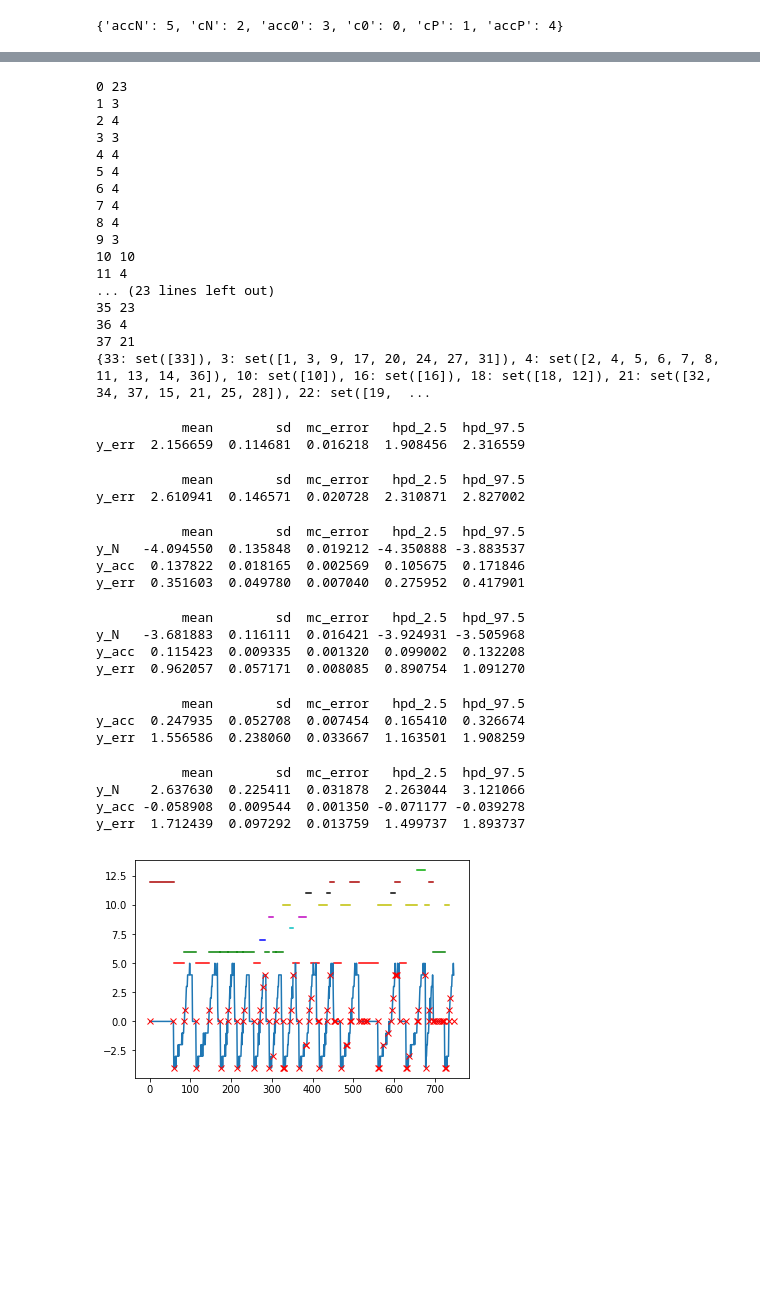
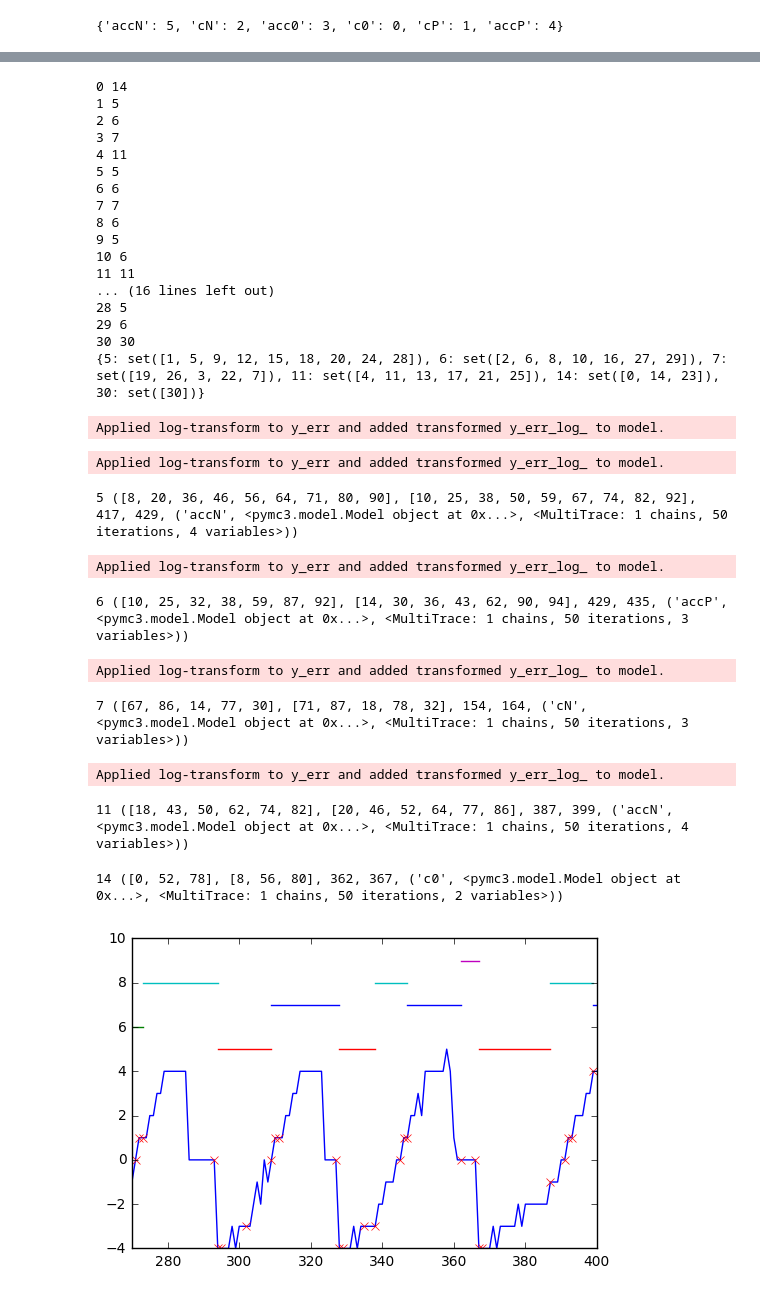
Before and after one commit to JoeOsborn/mechlearn, a Jupyter notebook: mechlearn/Segmentation.ipynb, the cells around one changed output, grey strips where cells are left out. Cells and saved outputs as stored; diff of their text form; code cells hidden in the pictures; blank space fills up the shorter version.

```diff
--- a/mechlearn/Segmentation.ipynb
+++ b/mechlearn/Segmentation.ipynb
@@ -27,8 +27,7 @@ for track in sorted(tracks[1]):
     #plt.plot(trackDat[:,0],256-trackDat[:,2])
     #plt.show()
 
-for track in sorted(tracks[0]):
-    trackID = track
+for trackID in sorted(tracks[0]):
     track = tracks[0][trackID]
     trackDict = track
     trackDat = []
@@ -666,27 +614,27 @@ for u in unions:
     merged[unions[u]].add(u)
 print merged
 # %% [output]
-0 23
-1 3
-2 4
-3 3
-4 4
-5 4
-6 4
-7 4
-8 4
-9 3
-10 10
-11 4
-... (23 lines left out)
-35 23
-36 4
-37 21
-{33: set([33]), 3: set([1, 3, 9, 17, 20, 24, 27, 31]), 4: set([2, 4, 5, 6, 7, 8, 11, 13, 14, 36]), 10: set([10]), 16: set([16]), 18: set([18, 12]), 21: set([32, 34, 37, 15, 21, 25, 28]), 22: set([19,  ...
+0 14
+1 5
+2 6
+3 7
+4 11
+5 5
+6 6
+7 7
+8 6
+9 5
+10 6
+11 11
+... (16 lines left out)
+28 5
+29 6
+30 30
+{5: set([1, 5, 9, 12, 15, 18, 20, 24, 28]), 6: set([2, 6, 8, 10, 16, 27, 29]), 7: set([19, 26, 3, 22, 7]), 11: set([4, 11, 13, 17, 21, 25]), 14: set([0, 14, 23]), 30: set([30])}
 # %%
 iterations = 1000
 
-def model_sets_generate(ti,data):
+def model_sets_generate2(ti,data):
     track,all_times,axis,i,j = data
     segments = []
     for ind in range(len(i)):
@@ -723,42 +671,35 @@ for m in merged:
             ti = type2ind[mode[1][4]]
             i_.append(dat[0])
             j_.append(dat[1])
-
-        result = model_sets_generate(ti,(track,all_times,axis,i_,j_))
-        print pm.df_summary(result[4][2])
+        result = model_sets_generate2(ti,(track,all_times,axis,i_,j_))
+        print m,result
+        #pm.summary(result[4][2])
+        #print pm.df_summary(result[4][2])
 # %% [output]
-           mean        sd  mc_error   hpd_2.5  hpd_97.5
-y_err  2.156659  0.114681  0.016218  1.908456  2.316559
+Applied log-transform to y_err and added transformed y_err_log_ to model.
-           mean        sd  mc_error   hpd_2.5  hpd_97.5
-y_err  2.610941  0.146571  0.020728  2.310871  2.827002
+Applied log-transform to y_err and added transformed y_err_log_ to model.
-           mean        sd  mc_error   hpd_2.5  hpd_97.5
-y_N   -4.094550  0.135848  0.019212 -4.350888 -3.883537
-y_acc  0.137822  0.018165  0.002569  0.105675  0.171846
-y_err  0.351603  0.049780  0.007040  0.275952  0.417901
+5 ([8, 20, 36, 46, 56, 64, 71, 80, 90], [10, 25, 38, 50, 59, 67, 74, 82, 92], 417, 429, ('accN', <pymc3.model.Model object at 0x...>, <MultiTrace: 1 chains, 50 iterations, 4 variables>))
-           mean        sd  mc_error   hpd_2.5  hpd_97.5
-y_N   -3.681883  0.116111  0.016421 -3.924931 -3.505968
-y_acc  0.115423  0.009335  0.001320  0.099002  0.132208
-y_err  0.962057  0.057171  0.008085  0.890754  1.091270
+Applied log-transform to y_err and added transformed y_err_log_ to model.
-           mean        sd  mc_error   hpd_2.5  hpd_97.5
-y_acc  0.247935  0.052708  0.007454  0.165410  0.326674
-y_err  1.556586  0.238060  0.033667  1.163501  1.908259
+6 ([10, 25, 32, 38, 59, 87, 92], [14, 30, 36, 43, 62, 90, 94], 429, 435, ('accP', <pymc3.model.Model object at 0x...>, <MultiTrace: 1 chains, 50 iterations, 3 variables>))
-           mean        sd  mc_error   hpd_2.5  hpd_97.5
-y_N    2.637630  0.225411  0.031878  2.263044  3.121066
-y_acc -0.058908  0.009544  0.001350 -0.071177 -0.039278
-y_err  1.712439  0.097292  0.013759  1.499737  1.893737
+Applied log-transform to y_err and added transformed y_err_log_ to model.
+7 ([67, 86, 14, 77, 30], [71, 87, 18, 78, 32], 154, 164, ('cN', <pymc3.model.Model object at 0x...>, <MultiTrace: 1 chains, 50 iterations, 3 variables>))
+Applied log-transform to y_err and added transformed y_err_log_ to model.
+11 ([18, 43, 50, 62, 74, 82], [20, 46, 52, 64, 77, 86], 387, 399, ('accN', <pymc3.model.Model object at 0x...>, <MultiTrace: 1 chains, 50 iterations, 4 variables>))
+14 ([0, 52, 78], [8, 56, 80], 362, 367, ('c0', <pymc3.model.Model object at 0x...>, <MultiTrace: 1 chains, 50 iterations, 2 variables>))
 # %%
 colors = ['r','g','b','c','m','y','k',"#aa0000","#00aa00","#0000aa","#880000","#008800","#000088"]
 merged2color = {m:i for i,m in enumerate(sorted(merged))}
 
 for m in merged:
     for t in merged[m]:
         plt.plot(np.array(path[t][1][2:4]),np.array([merged2color[m], merged2color[m]])+5,colors[merged2color[m]])
 
 plt.plot(velocities[:all_times[-1]])
 plt.plot(np.array(all_times),velocities[np.array(all_times,dtype='int')],'rx')
+plt.xlim((270,400))
 plt.show()
 # %% [output]
-[figure, old version]
+[figure, new version]
 # %%
 collisions = pickle.load(open('mario_collisions.pkl'))
 
```
Also changed, not shown: parts of 12 cells of this notebook, 4 other files.
